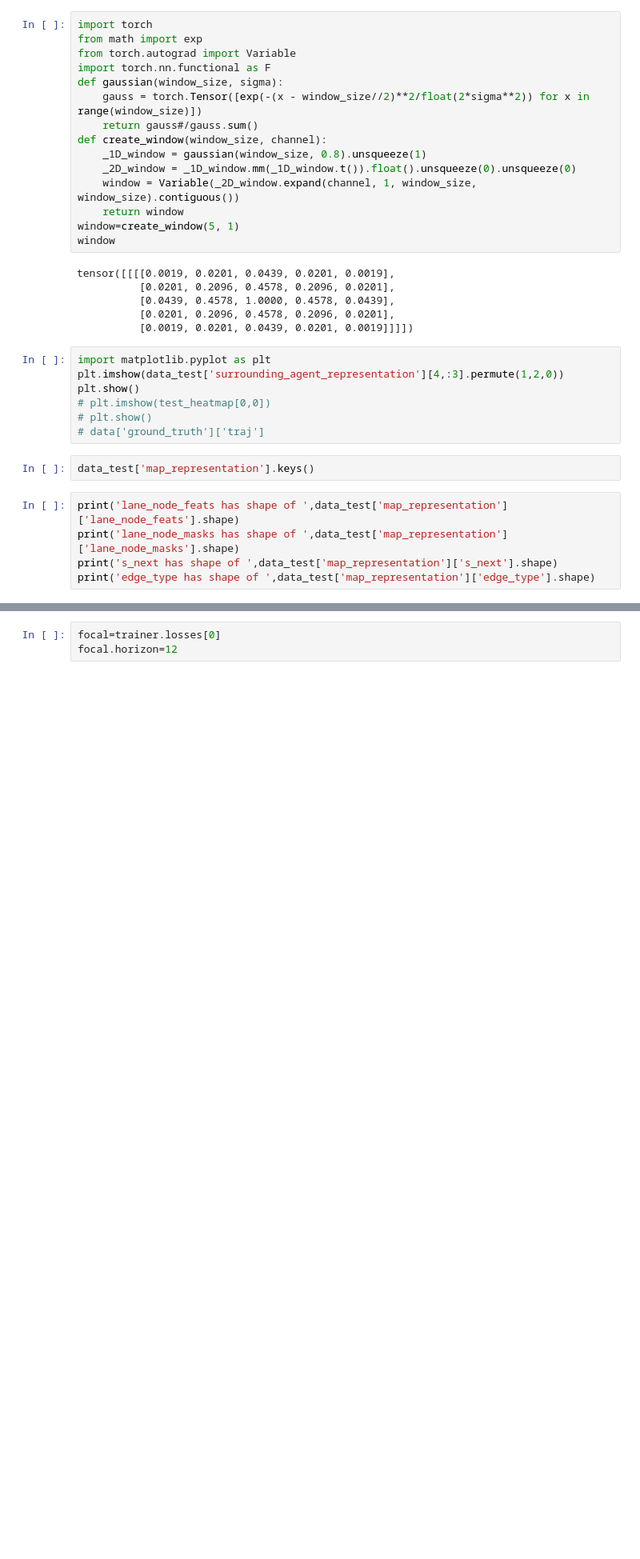
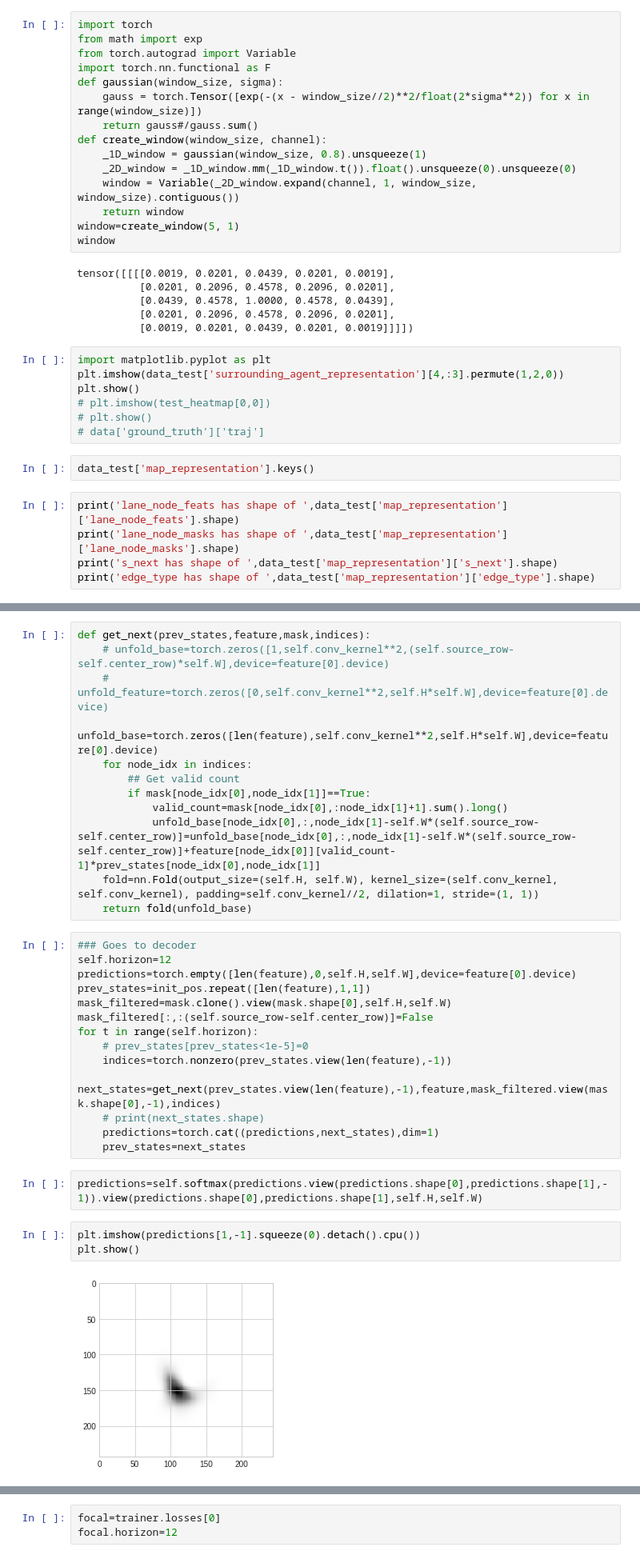
Before and after one commit to tudelft-iv-students/offline-tracking-with-object-permanence, a Jupyter notebook: test.ipynb, the cells around one changed output, grey strips where cells are left out. Shown: that part at 80% size. Cells and saved outputs as stored; diff of their text form; blank space fills up the shorter version.

```diff
--- a/test.ipynb
+++ b/test.ipynb
@@ -325,0 +576,33 @@ tensor([[[0.3582],
+# %%
+def get_next(prev_states,feature,mask,indices):
+    # unfold_base=torch.zeros([1,self.conv_kernel**2,(self.source_row-self.center_row)*self.W],device=feature[0].device)
+    # unfold_feature=torch.zeros([0,self.conv_kernel**2,self.H*self.W],device=feature[0].device)
+    unfold_base=torch.zeros([len(feature),self.conv_kernel**2,self.H*self.W],device=feature[0].device)
+    for node_idx in indices:
+        ## Get valid count
+        if mask[node_idx[0],node_idx[1]]==True:
+            valid_count=mask[node_idx[0],:node_idx[1]+1].sum().long()
+            unfold_base[node_idx[0],:,node_idx[1]-self.W*(self.source_row-self.center_row)]=unfold_base[node_idx[0],:,node_idx[1]-self.W*(self.source_row-self.center_row)]+feature[node_idx[0]][valid_count-1]*prev_states[node_idx[0],node_idx[1]]
+    fold=nn.Fold(output_size=(self.H, self.W), kernel_size=(self.conv_kernel, self.conv_kernel), padding=self.conv_kernel//2, dilation=1, stride=(1, 1))
+    return fold(unfold_base)
+# %%
+### Goes to decoder
+self.horizon=12
+predictions=torch.empty([len(feature),0,self.H,self.W],device=feature[0].device)
+prev_states=init_pos.repeat([len(feature),1,1])
+mask_filtered=mask.clone().view(mask.shape[0],self.H,self.W)
+mask_filtered[:,:(self.source_row-self.center_row)]=False
+for t in range(self.horizon):
+    # prev_states[prev_states<1e-5]=0
+    indices=torch.nonzero(prev_states.view(len(feature),-1))
+    next_states=get_next(prev_states.view(len(feature),-1),feature,mask_filtered.view(mask.shape[0],-1),indices)
+    # print(next_states.shape)
+    predictions=torch.cat((predictions,next_states),dim=1)
+    prev_states=next_states
+# %%
+predictions=self.softmax(predictions.view(predictions.shape[0],predictions.shape[1],-1)).view(predictions.shape[0],predictions.shape[1],self.H,self.W)
+# %%
+plt.imshow(predictions[1,-1].squeeze(0).detach().cpu())
+plt.show()
+# %% [output]
+[figure, added]
```
Also changed, not shown: parts of 107 cells of this notebook, 33 other files.
